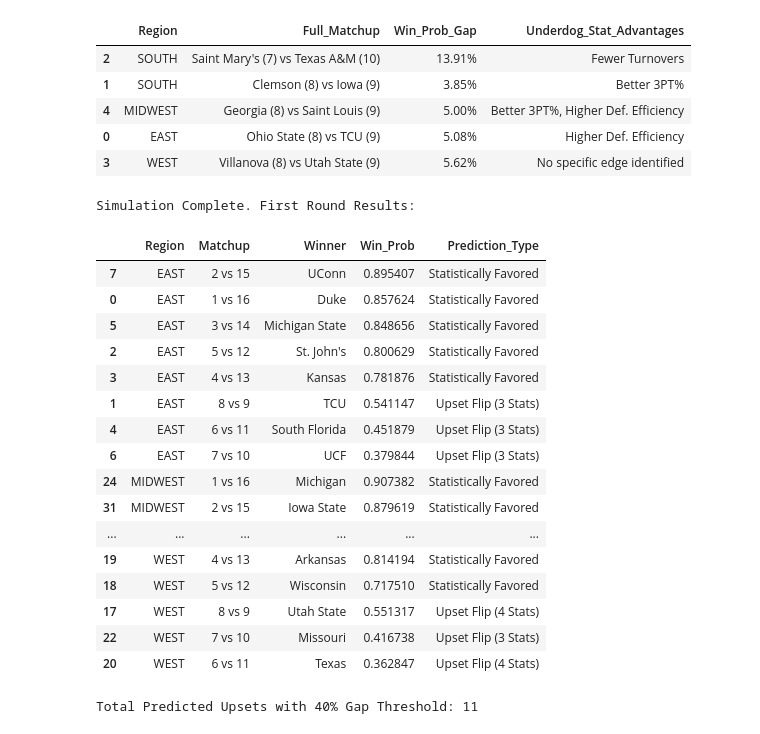
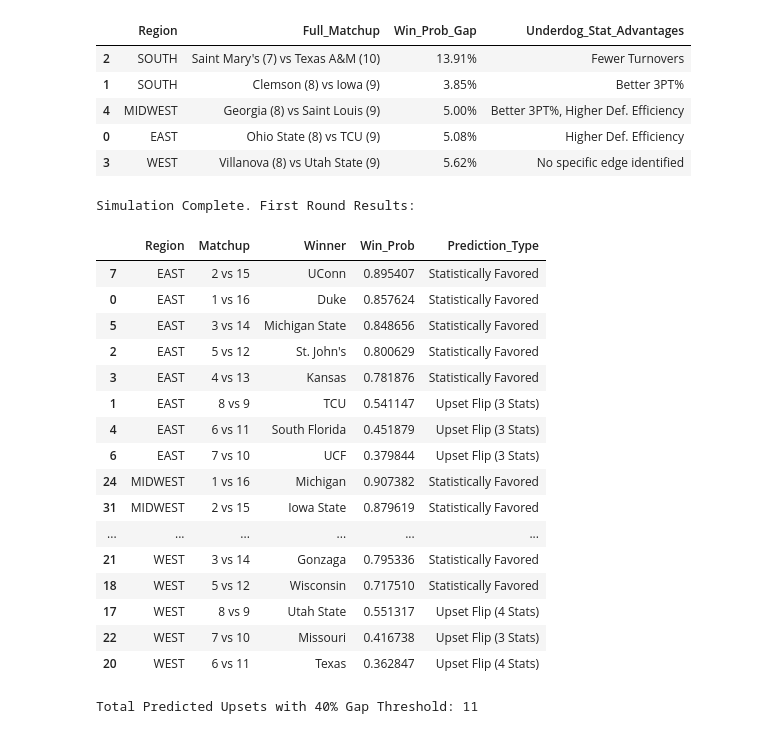
Before and after one commit to nmatthews5/GithubAction, a Jupyter notebook: Version_2_Final_March_Madness.ipynb, the cells around one changed output. Saved outputs shown, nothing was run; the diff lists cells and outputs as text; code cells hidden in the pictures.

```diff
--- a/Version_2_Final_March_Madness.ipynb
+++ b/Version_2_Final_March_Madness.ipynb
@@ -323,7 +322,8 @@ injury_penalties = {
     'North Carolina': 0.10,
     'BYU': 0.07,
     'Alabama': 0.07,
-    'Clemson': 0.06
+    'Clemson': 0.06,
+    'Gonzaga': 0.06
 }
 
 manual_losers = ['Iowa']
@@ -391,34 +391,34 @@ for region in bracket_final_cleaned['Region'].unique():
                 if und['3PT%D RANK'] < fav['3PT%D RANK']: edges += 1
 
                 current_threshold = ONE_SEED_GAP_THRESHOLD if fav['Seed'] == 1 else GAP_THRESHOLD
 
                 if prob_gap <= current_threshold and edges >= REQUIRED_EDGES:
                     winner, win_prob, note = und['Team'], und['win_prob'], f"Upset Flip ({edges} Stats)"
                 else:
                     winner = fav['Team'] if fav['win_prob'] >= und['win_prob'] else und['Team']
                     win_prob = max(fav['win_prob'], und['win_prob'])
                     note = "Statistically Favored"
 
             final_results.append({'Region': region, 'Matchup': f'{s1} vs {s2}', 'Winner': winner, 'Win_Prob': win_prob, 'Prediction_Type': note})
 
 final_winners_df = pd.DataFrame(final_results)
 print("Simulation Complete. First Round Results:")
 display(final_winners_df.sort_values(by=['Region', 'Win_Prob'], ascending=[True, False]))
 # %% [output]
 Simulation Complete. First Round Results:
 |  | Region | Matchup | Winner | Win_Prob | Prediction_Type |
 | 7 | EAST | 2 vs 15 | UConn | 0.895407 | Statistically Favored |
 | 0 | EAST | 1 vs 16 | Duke | 0.857624 | Statistically Favored |
 | 5 | EAST | 3 vs 14 | Michigan State | 0.848656 | Statistically Favored |
 | 2 | EAST | 5 vs 12 | St. John's | 0.800629 | Statistically Favored |
 | 3 | EAST | 4 vs 13 | Kansas | 0.781876 | Statistically Favored |
 | 1 | EAST | 8 vs 9 | TCU | 0.541147 | Upset Flip (3 Stats) |
 | 4 | EAST | 6 vs 11 | South Florida | 0.451879 | Upset Flip (3 Stats) |
 | 6 | EAST | 7 vs 10 | UCF | 0.379844 | Upset Flip (3 Stats) |
 | 24 | MIDWEST | 1 vs 16 | Michigan | 0.907382 | Statistically Favored |
 | 31 | MIDWEST | 2 vs 15 | Iowa State | 0.879619 | Statistically Favored |
 | ... | ... | ... | ... | ... | ... |
-| 19 | WEST | 4 vs 13 | Arkansas | 0.814194 | Statistically Favored |
+| 21 | WEST | 3 vs 14 | Gonzaga | 0.795336 | Statistically Favored |
 | 18 | WEST | 5 vs 12 | Wisconsin | 0.717510 | Statistically Favored |
 | 17 | WEST | 8 vs 9 | Utah State | 0.551317 | Upset Flip (4 Stats) |
 | 22 | WEST | 7 vs 10 | Missouri | 0.416738 | Upset Flip (3 Stats) |
```
Also changed, not shown: parts of 4 cells of this notebook.
